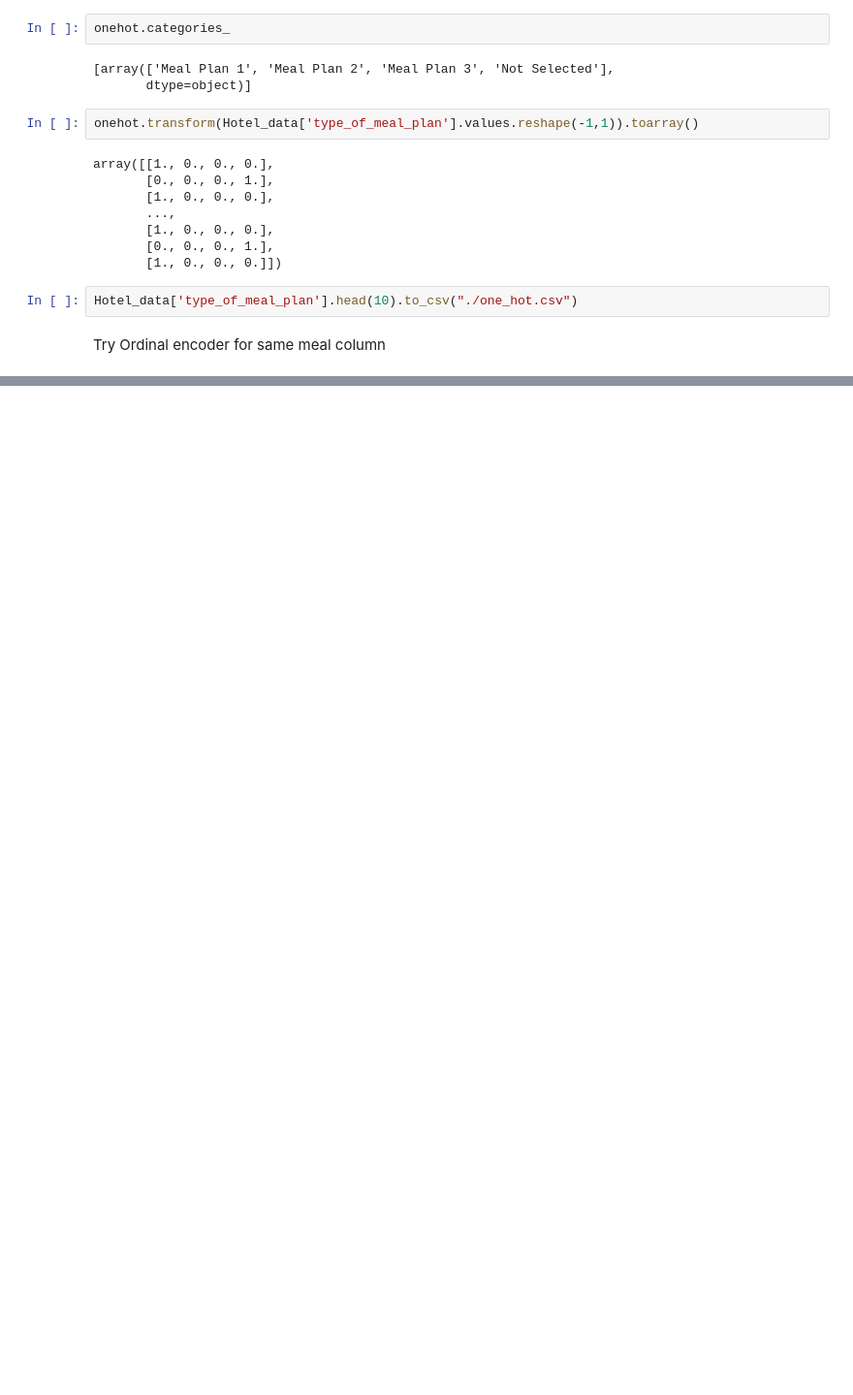
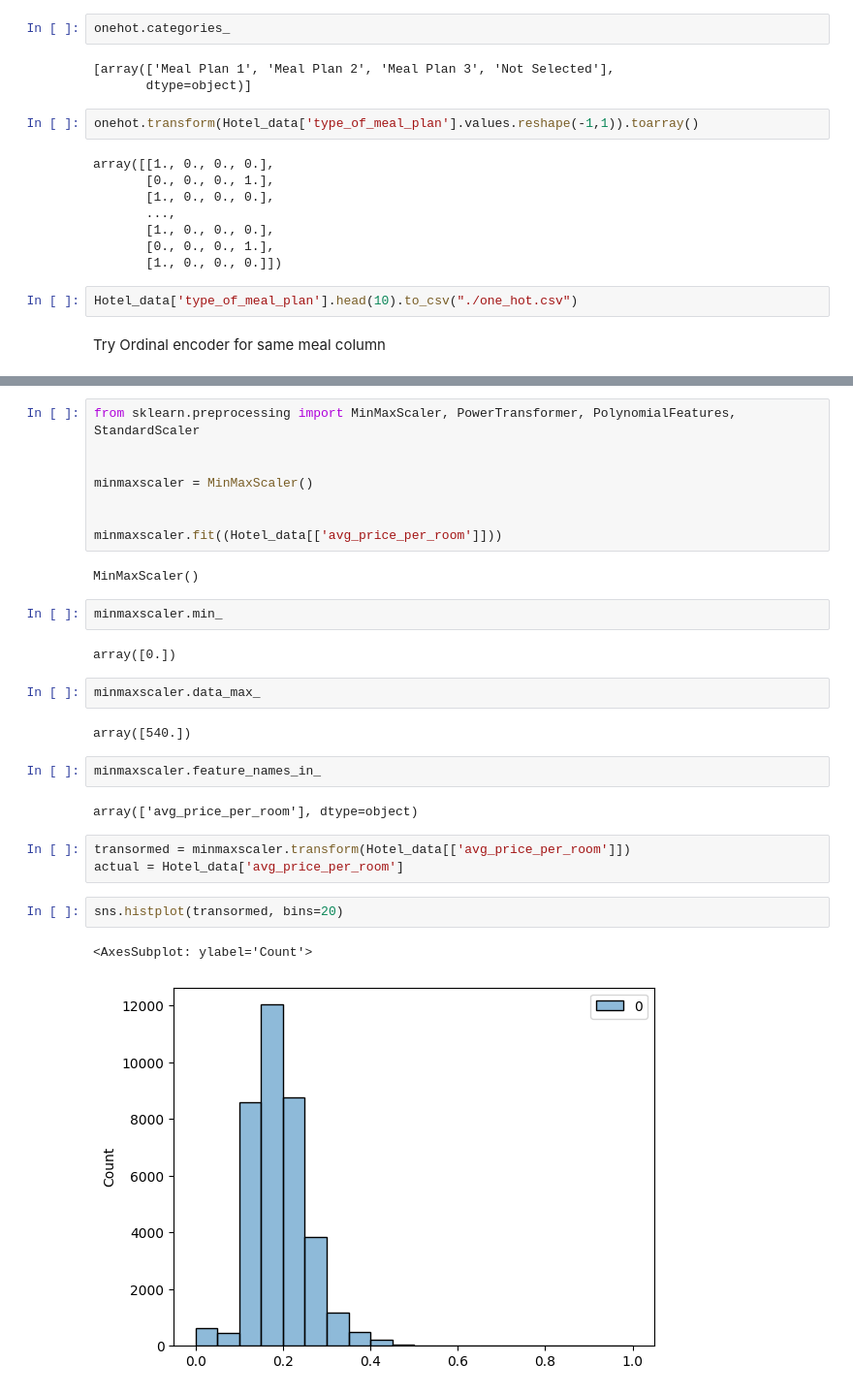
Before and after one commit to Navazdeen/ML_handson, a Jupyter notebook: Data Science/Preprocessing.ipynb, the cells around one changed output, grey strips where cells are left out. Shown at 97% size. Cells and saved outputs as stored; diff of their text form; blank space fills up the shorter version.

```diff
--- a/Data Science/Preprocessing.ipynb
+++ b/Data Science/Preprocessing.ipynb
@@ -211,0 +230,30 @@ Try Ordinal encoder for same meal column
+# %%
+from sklearn.preprocessing import MinMaxScaler, PowerTransformer, PolynomialFeatures, StandardScaler
+
+
+minmaxscaler = MinMaxScaler()
+
+
+minmaxscaler.fit((Hotel_data[['avg_price_per_room']]))
+# %% [output]
+MinMaxScaler()
+# %%
+minmaxscaler.min_
+# %% [output]
+array([0.])
+# %%
+minmaxscaler.data_max_
+# %% [output]
+array([540.])
+# %%
+minmaxscaler.feature_names_in_
+# %% [output]
+array(['avg_price_per_room'], dtype=object)
+# %%
+transormed = minmaxscaler.transform(Hotel_data[['avg_price_per_room']])
+actual = Hotel_data['avg_price_per_room']
+# %%
+sns.histplot(transormed, bins=20)
+# %% [output]
+<AxesSubplot: ylabel='Count'>
+[figure, added]
```
Also changed, not shown: parts of 15 cells of this notebook, 1 other file.
